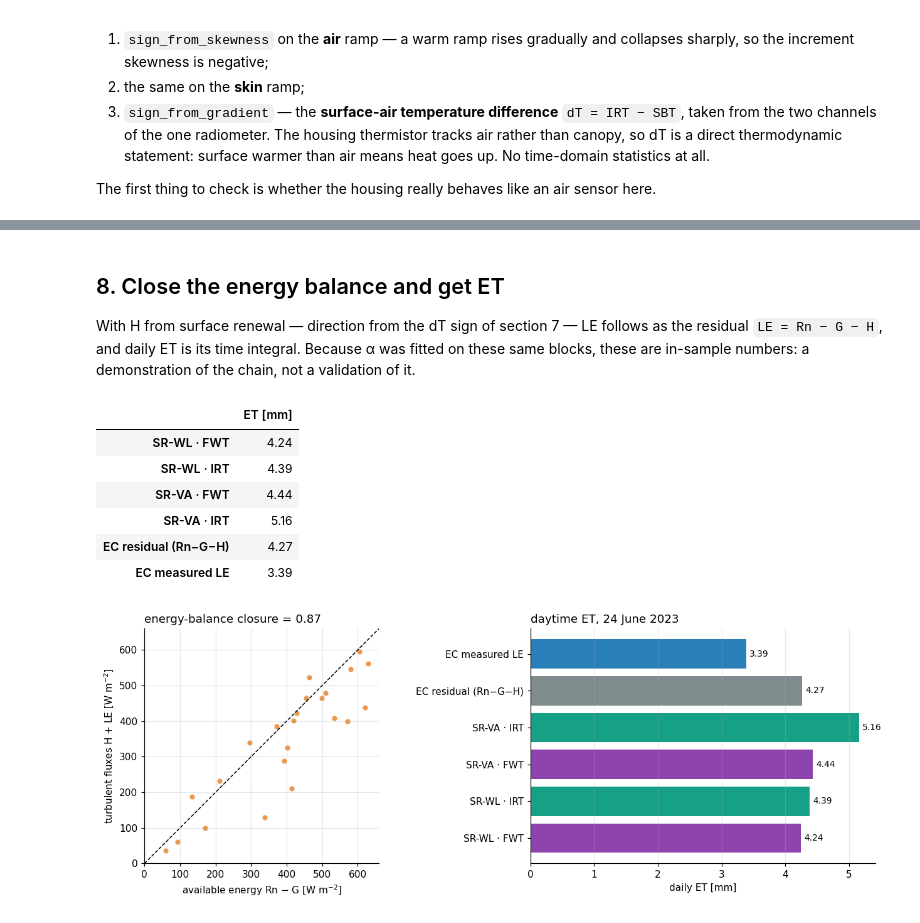
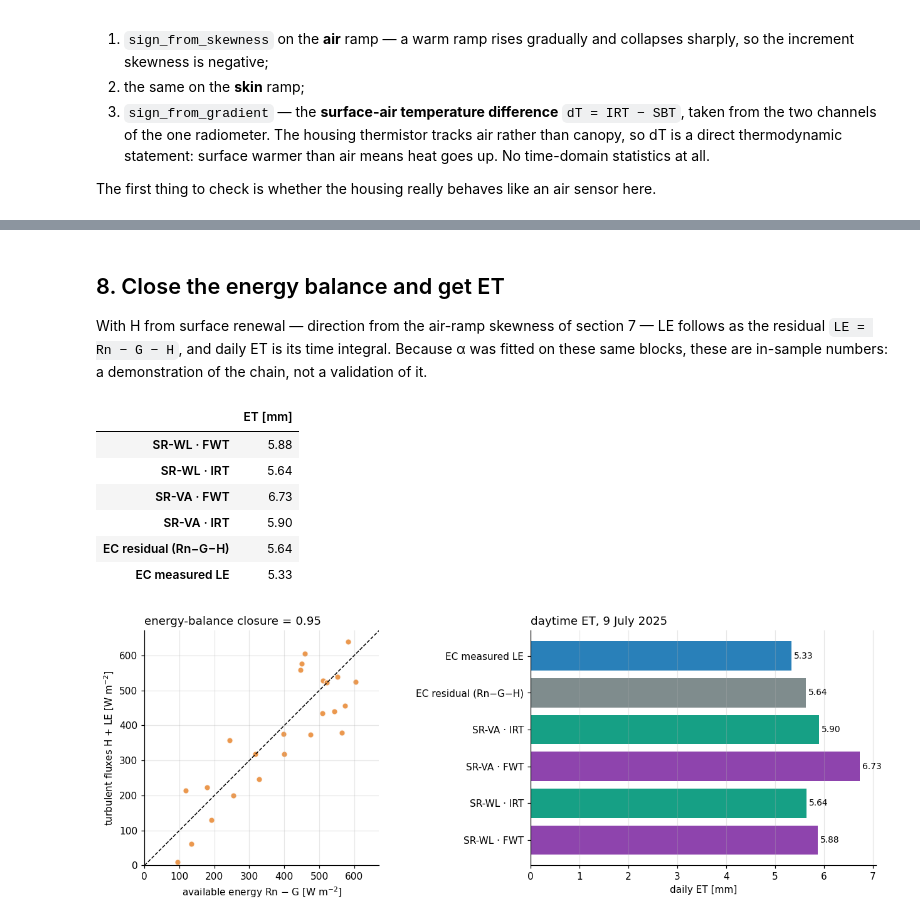
Before and after one commit to nbambach-blip/srflux, a Jupyter notebook: examples/wes_one_day.ipynb, the cells around one changed output, grey strips where cells are left out. Drawn from its saved outputs; the diff is of its cells as text; code cells hidden in the pictures.

```diff
--- a/examples/wes_one_day.ipynb
+++ b/examples/wes_one_day.ipynb
@@ -57,8 +61,8 @@ BLOCK_S = 1800.0    # 30-min averaging period
 Z_AIR = 7.5         # m, sonic/fine-wire measurement height
 Z_CANOPY = 3.5      # m, canopy height -- the right length scale for a SKIN temperature
 
-hi = pd.read_csv("data/wes_2023-06-24_1hz.csv.gz", parse_dates=["TIMESTAMP"])
-fx = pd.read_csv("data/wes_2023-06-24_flux30.csv", parse_dates=["TIMESTAMP"])
+hi = pd.read_csv("data/wes_2025-07-09_1hz.csv.gz", parse_dates=["TIMESTAMP"])
+fx = pd.read_csv("data/wes_2025-07-09_flux30.csv", parse_dates=["TIMESTAMP"])
 hi = hi.set_index("TIMESTAMP")
 fx = fx.set_index("TIMESTAMP")
 
@@ -133,7 +137,7 @@ is what section 6 turns out to depend on.
 # %%
 from srflux.preprocess import moving_average
 
-t0 = pd.Timestamp("2023-06-24 12:00:00")
+t0 = pd.Timestamp("2025-07-09 12:00:00")
 ZOOM_S = 420          # plot this many seconds so individual ramps stay legible
 seg = hi.loc[t0:t0 + pd.Timedelta(seconds=BLOCK_S - 1)]
 det = HaarDetector(fs=FS)
@@ -540,7 +508,7 @@ The rest of the notebook uses this dT sign.
 # %% [markdown]
 ## 8. Close the energy balance and get ET
 
-With H from surface renewal — direction from the dT sign of section 7 — LE follows as the
+With H from surface renewal — direction from the air-ramp skewness of section 7 — LE follows as the
 residual `LE = Rn − G − H`, and daily ET is its time integral. Because α was fitted on these
 same blocks, these are in-sample numbers: a demonstration of the chain, not a validation of
 it.
@@ -551,45 +519,45 @@ day = d[d.daytime].copy()
 et = {}
 for (meth, col), fit in fits.items():
     H_sr = sensible_heat(day[f"{meth}_{col}_F"].to_numpy(), fit.alpha,
-                         sign=sign_from_gradient(day.IRT_mean, day.SBT_mean))
+                         sign=day.FWT_sign.to_numpy())      # air ramp skewness
     le = latent_heat_residual(day.NETRAD.to_numpy(), day.G.to_numpy(), H_sr)
     et[f"SR-{meth} · {col}"] = daily_et(le, block_s=BLOCK_S)
 
 et["EC residual (Rn−G−H)"] = daily_et(
     latent_heat_residual(day.NETRAD.to_numpy(), day.G.to_numpy(), day.H.to_numpy()),
     block_s=BLOCK_S)
 et["EC measured LE"] = daily_et(day.LE.to_numpy(), block_s=BLOCK_S)
 
 fig, (axa, axb) = plt.subplots(1, 2, figsize=(12, 4.4))
 
 avail = (day.NETRAD - day.G).to_numpy()
 turb = (day.H + day.LE).to_numpy()
 lim = [0, max(avail.max(), turb.max()) * 1.05]
 axa.scatter(avail, turb, s=38, color="#e67e22", alpha=0.8, edgecolors="white")
 axa.plot(lim, lim, "k--", lw=1)
 sl = np.sum(avail * turb) / np.sum(avail ** 2)
 axa.set(xlim=lim, ylim=lim, aspect="equal",
         xlabel="available energy Rn − G [W m$^{-2}$]",
         ylabel="turbulent fluxes H + LE [W m$^{-2}$]")
 axa.set_title(f"energy-balance closure = {sl:.2f}", loc="left")
 
 names = list(et)
 axb.barh(names, [et[k] for k in names],
          color=["#8e44ad", "#16a085", "#8e44ad", "#16a085", "#7f8c8d", "#2980b9"])
 axb.set_xlabel("daily ET [mm]")
-axb.set_title("daytime ET, 24 June 2023", loc="left")
+axb.set_title("daytime ET, 9 July 2025", loc="left")
 for i, k in enumerate(names):
     axb.text(et[k] + 0.05, i, f"{et[k]:.2f}", va="center", fontsize=9)
 axb.grid(axis="y", alpha=0)
 plt.tight_layout()
 
 pd.Series(et).round(2).to_frame("ET [mm]")
 # %% [output]
 |  | ET [mm] |
-| SR-WL · FWT | 4.24 |
-| SR-WL · IRT | 4.39 |
-| SR-VA · FWT | 4.44 |
-| SR-VA · IRT | 5.16 |
-| EC residual (Rn−G−H) | 4.27 |
-| EC measured LE | 3.39 |
+| SR-WL · FWT | 5.88 |
+| SR-WL · IRT | 5.64 |
+| SR-VA · FWT | 6.73 |
+| SR-VA · IRT | 5.90 |
+| EC residual (Rn−G−H) | 5.64 |
+| EC measured LE | 5.33 |
-[figure, old version]
+[figure, new version]
```
Also changed, not shown: parts of 22 cells of this notebook, 7 other files.
